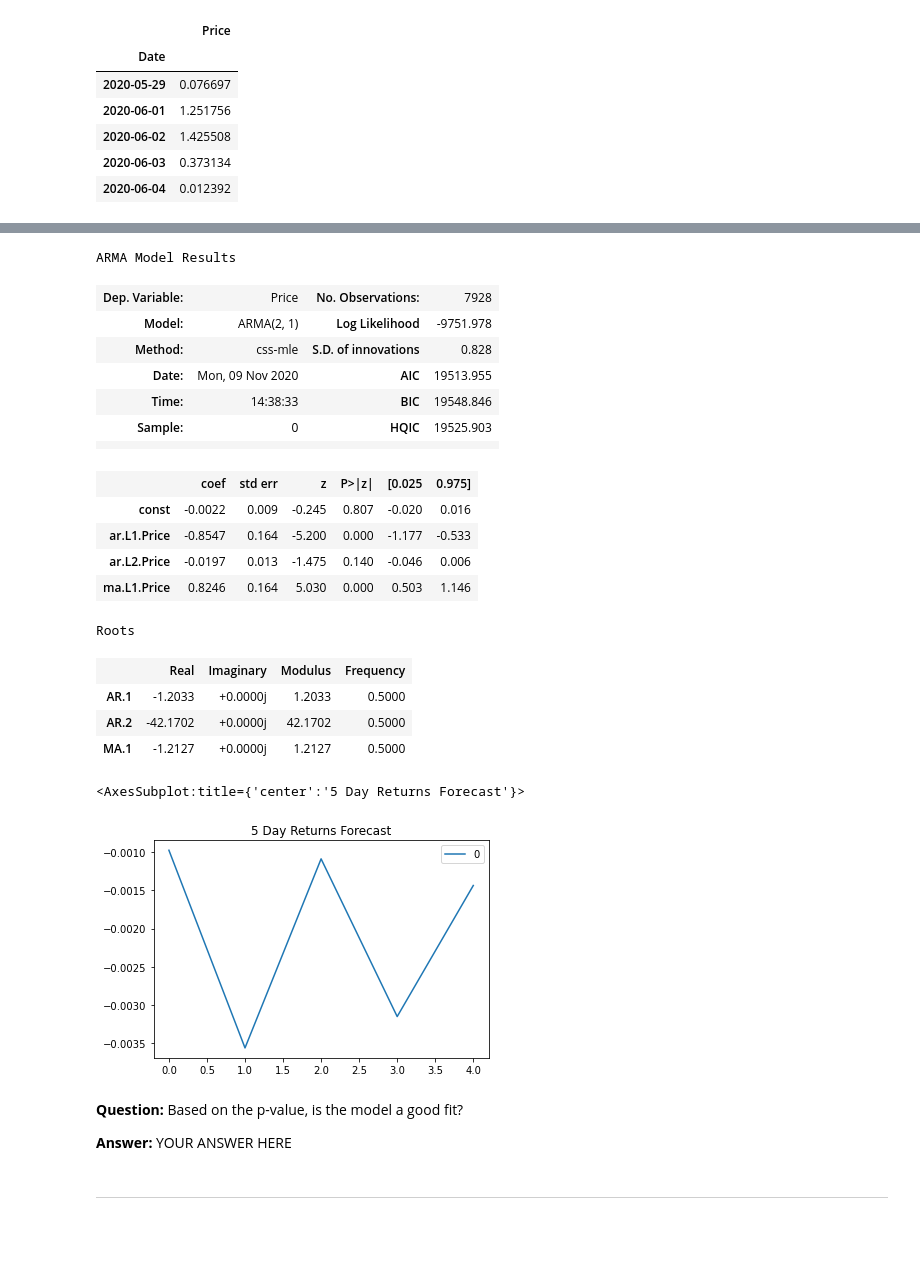
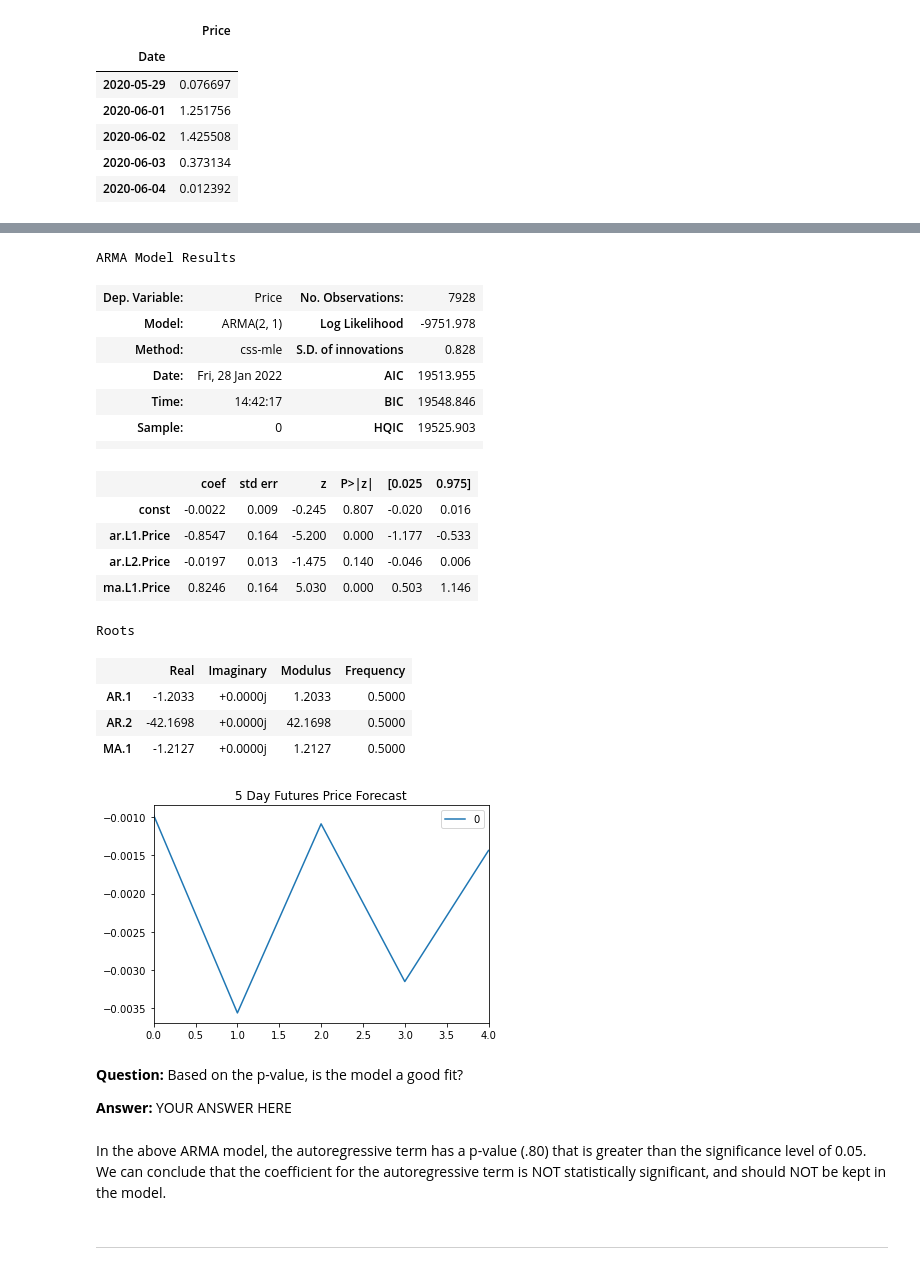
Before and after one commit to amu4261652/Unit-10-A-Yen-for-the-Future, a Jupyter notebook: time_series_analysis.ipynb, the cells around one changed output, grey strips where cells are left out. Saved outputs shown, nothing was run; the diff lists cells and outputs as text; code cells hidden in the pictures; blank space fills up the shorter version.

```diff
--- a/time_series_analysis.ipynb
+++ b/time_series_analysis.ipynb
@@ -115,9 +135,13 @@ returns.tail()
 | 2020-06-04 | 0.012392 |
 # %%
 import statsmodels.api as sm
+from statsmodels.tsa.arima_model import ARMA
+
 
 # Estimate and ARMA model using statsmodels (use order=(2, 1))
 # YOUR CODE HERE!
+arma_model = ARMA(returns.Price, order=(2,1))
 
 # Fit the model and assign it to a variable called results
 # YOUR CODE HERE!
+arma_results = arma_model.fit()
@@ -124,13 +181,14 @@ import statsmodels.api as sm
 # %%
 # Output model summary results:
 # YOUR CODE HERE!
+arma_results.summary()
 # %% [output]
 ARMA Model Results
 | Dep. Variable: | Price | No. Observations: | 7928 |
 | Model: | ARMA(2, 1) | Log Likelihood | -9751.978 |
 | Method: | css-mle | S.D. of innovations | 0.828 |
-| Date: | Mon, 09 Nov 2020 | AIC | 19513.955 |
-| Time: | 14:38:33 | BIC | 19548.846 |
+| Date: | Fri, 28 Jan 2022 | AIC | 19513.955 |
+| Time: | 14:42:17 | BIC | 19548.846 |
 | Sample: | 0 | HQIC | 19525.903 |
 |  |  |  |  |
 |  | coef | std err | z | P>|z| | [0.025 | 0.975] |
@@ -141,18 +199,21 @@ ARMA Model Results
 Roots
 |  | Real | Imaginary | Modulus | Frequency |
 | AR.1 | -1.2033 | +0.0000j | 1.2033 | 0.5000 |
-| AR.2 | -42.1702 | +0.0000j | 42.1702 | 0.5000 |
+| AR.2 | -42.1698 | +0.0000j | 42.1698 | 0.5000 |
 | MA.1 | -1.2127 | +0.0000j | 1.2127 | 0.5000 |
 # %%
 # Plot the 5 Day Returns Forecast
 # YOUR CODE HERE!
+pd.DataFrame(arma_results.forecast(steps=5)[0]).plot(title="5 Day Futures Price Forecast")
+plt.margins(x=0)
 # %% [output]
-<AxesSubplot:title={'center':'5 Day Returns Forecast'}>
-[figure, old version]
+[figure, new version]
 # %% [markdown]
 **Question:** Based on the p-value, is the model a good fit?
 
 **Answer:** YOUR ANSWER HERE
+# %% [markdown]
+In the above ARMA model, the autoregressive term has a p-value (.80) that is greater than the significance level of 0.05. We can conclude that the coefficient for the autoregressive term is NOT statistically significant, and should NOT be kept in the model.
 # %% [markdown]
 ---
 # %% [markdown]
```
Also changed, not shown: parts of 25 cells of this notebook.
